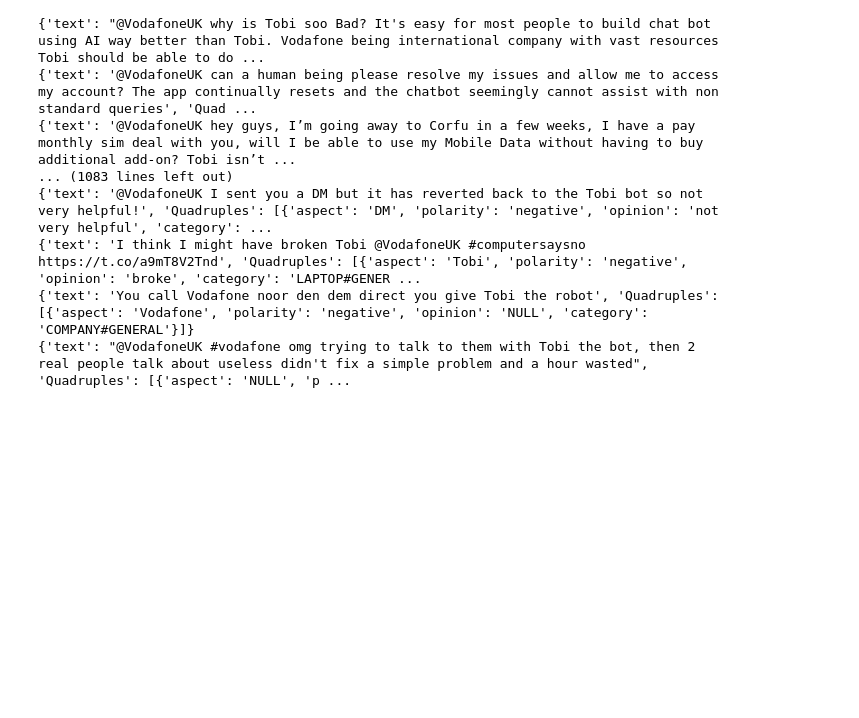
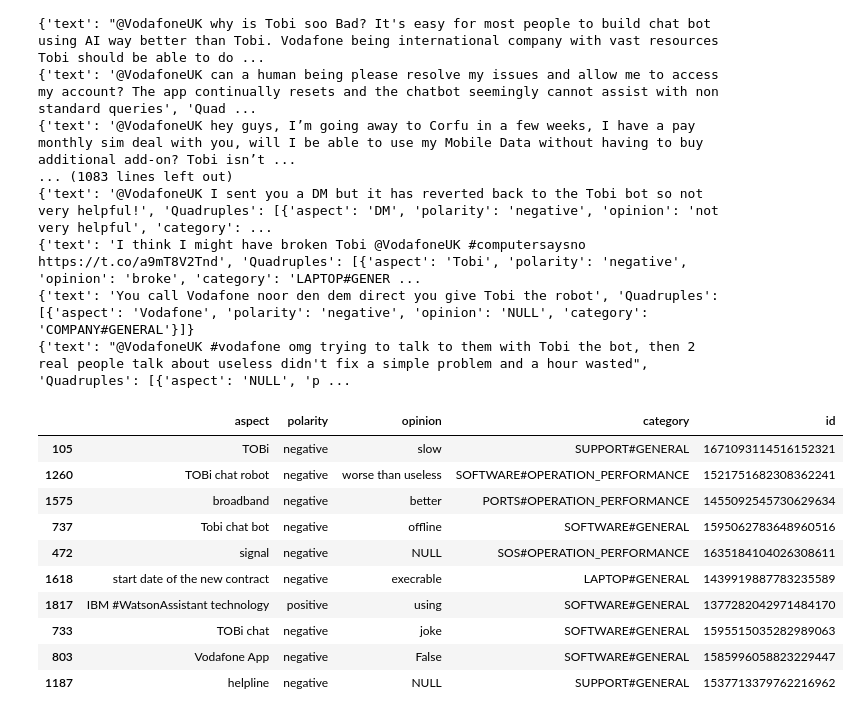
Before and after one commit to JohnnyFoulds/dsm050-2023-apr, a Jupyter notebook: notebooks/02_twitter/02-04_sentiment_analysis.ipynb, the cells around one changed output. Drawn from its saved outputs; the diff is of its cells as text; code cells hidden in the pictures; blank space fills up the shorter version.

```diff
--- a/notebooks/02_twitter/02-04_sentiment_analysis.ipynb
+++ b/notebooks/02_twitter/02-04_sentiment_analysis.ipynb
@@ -206,3 +220,17 @@ df_vodafone_quadruples.to_parquet('../../data/interim/02-04_vodafone_quadruples.
 {'text': 'I think I might have broken Tobi @VodafoneUK #computersaysno https://t.co/a9mT8V2Tnd', 'Quadruples': [{'aspect': 'Tobi', 'polarity': 'negative', 'opinion': 'broke', 'category': 'LAPTOP#GENER ...
 {'text': 'You call Vodafone noor den dem direct you give Tobi the robot', 'Quadruples': [{'aspect': 'Vodafone', 'polarity': 'negative', 'opinion': 'NULL', 'category': 'COMPANY#GENERAL'}]}
 {'text': "@VodafoneUK #vodafone omg trying to talk to them with Tobi the bot, then 2 real people talk about useless didn't fix a simple problem and a hour wasted", 'Quadruples': [{'aspect': 'NULL', 'p ...
+# %%
+df_vodafone_quadruples.sample(10)
+# %% [output]
+|  | aspect | polarity | opinion | category | id |
+| 105 | TOBi | negative | slow | SUPPORT#GENERAL | 1671093114516152321 |
+| 1260 | TOBi chat robot | negative | worse than useless | SOFTWARE#OPERATION_PERFORMANCE | 1521751682308362241 |
+| 1575 | broadband | negative | better | PORTS#OPERATION_PERFORMANCE | 1455092545730629634 |
+| 737 | Tobi chat bot | negative | offline | SOFTWARE#GENERAL | 1595062783648960516 |
+| 472 | signal | negative | NULL | SOS#OPERATION_PERFORMANCE | 1635184104026308611 |
+| 1618 | start date of the new contract | negative | execrable | LAPTOP#GENERAL | 1439919887783235589 |
+| 1817 | IBM #WatsonAssistant technology | positive | using | SOFTWARE#GENERAL | 1377282042971484170 |
+| 733 | TOBi chat | negative | joke | SOFTWARE#GENERAL | 1595515035282989063 |
+| 803 | Vodafone App | negative | False | SOFTWARE#GENERAL | 1585996058823229447 |
+| 1187 | helpline | negative | NULL | SUPPORT#GENERAL | 1537713379762216962 |
```
Also changed, not shown: parts of 1 cell of this notebook, 5 other files.
